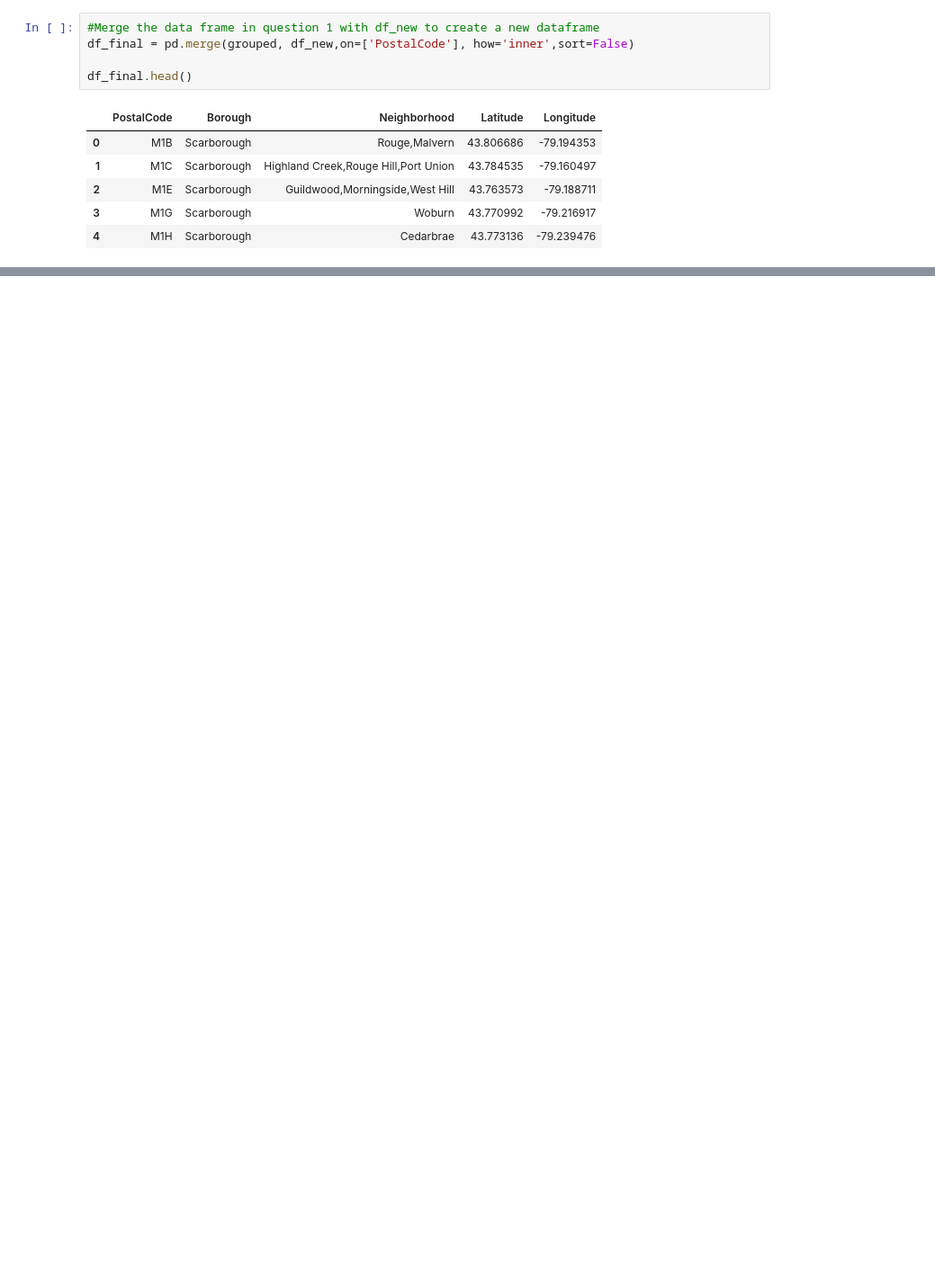
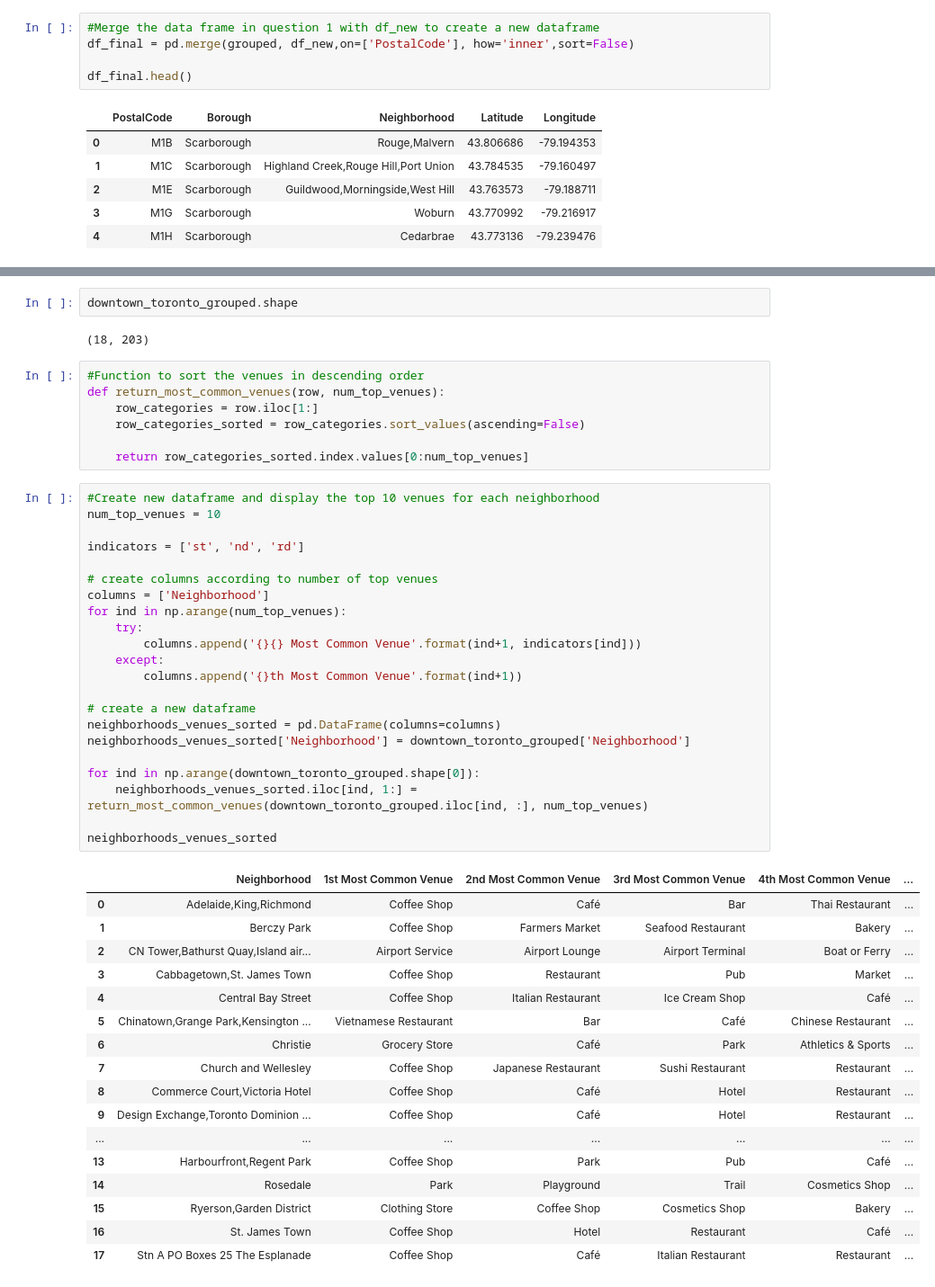
Before and after one commit to sarahchang04/final-project, a Jupyter notebook: Neighborhoods in Toronto.ipynb, the cells around one changed output, grey strips where cells are left out. Shown: that part at 90% size. Cells and saved outputs as stored; diff of their text form; blank space fills up the shorter version.

```diff
--- a/Neighborhoods in Toronto.ipynb
+++ b/Neighborhoods in Toronto.ipynb
@@ -152,0 +536,51 @@ df_final.head()
+# %%
+downtown_toronto_grouped.shape
+# %% [output]
+(18, 203)
+# %%
+#Function to sort the venues in descending order
+def return_most_common_venues(row, num_top_venues):
+    row_categories = row.iloc[1:]
+    row_categories_sorted = row_categories.sort_values(ascending=False)
+
+    return row_categories_sorted.index.values[0:num_top_venues]
+# %%
+#Create new dataframe and display the top 10 venues for each neighborhood
+num_top_venues = 10
+
+indicators = ['st', 'nd', 'rd']
+
+# create columns according to number of top venues
+columns = ['Neighborhood']
+for ind in np.arange(num_top_venues):
+    try:
+        columns.append('{}{} Most Common Venue'.format(ind+1, indicators[ind]))
+    except:
+        columns.append('{}th Most Common Venue'.format(ind+1))
+
+# create a new dataframe
+neighborhoods_venues_sorted = pd.DataFrame(columns=columns)
+neighborhoods_venues_sorted['Neighborhood'] = downtown_toronto_grouped['Neighborhood']
+
+for ind in np.arange(downtown_toronto_grouped.shape[0]):
+    neighborhoods_venues_sorted.iloc[ind, 1:] = return_most_common_venues(downtown_toronto_grouped.iloc[ind, :], num_top_venues)
+
+neighborhoods_venues_sorted
+# %% [output]
+|  | Neighborhood | 1st Most Common Venue | 2nd Most Common Venue | 3rd Most Common Venue | 4th Most Common Venue | ... |
+| 0 | Adelaide,King,Richmond | Coffee Shop | Café | Bar | Thai Restaurant | ... |
+| 1 | Berczy Park | Coffee Shop | Farmers Market | Seafood Restaurant | Bakery | ... |
+| 2 | CN Tower,Bathurst Quay,Island air... | Airport Service | Airport Lounge | Airport Terminal | Boat or Ferry | ... |
+| 3 | Cabbagetown,St. James Town | Coffee Shop | Restaurant | Pub | Market | ... |
+| 4 | Central Bay Street | Coffee Shop | Italian Restaurant | Ice Cream Shop | Café | ... |
+| 5 | Chinatown,Grange Park,Kensington ... | Vietnamese Restaurant | Bar | Café | Chinese Restaurant | ... |
+| 6 | Christie | Grocery Store | Café | Park | Athletics & Sports | ... |
+| 7 | Church and Wellesley | Coffee Shop | Japanese Restaurant | Sushi Restaurant | Restaurant | ... |
+| 8 | Commerce Court,Victoria Hotel | Coffee Shop | Café | Hotel | Restaurant | ... |
+| 9 | Design Exchange,Toronto Dominion ... | Coffee Shop | Café | Hotel | Restaurant | ... |
+| ... | ... | ... | ... | ... | ... | ... |
+| 13 | Harbourfront,Regent Park | Coffee Shop | Park | Pub | Café | ... |
+| 14 | Rosedale | Park | Playground | Trail | Cosmetics Shop | ... |
+| 15 | Ryerson,Garden District | Clothing Store | Coffee Shop | Cosmetics Shop | Bakery | ... |
+| 16 | St. James Town | Coffee Shop | Hotel | Restaurant | Café | ... |
+| 17 | Stn A PO Boxes 25 The Esplanade | Coffee Shop | Café | Italian Restaurant | Restaurant | ... |
```
Also changed, not shown: parts of 37 cells of this notebook.
